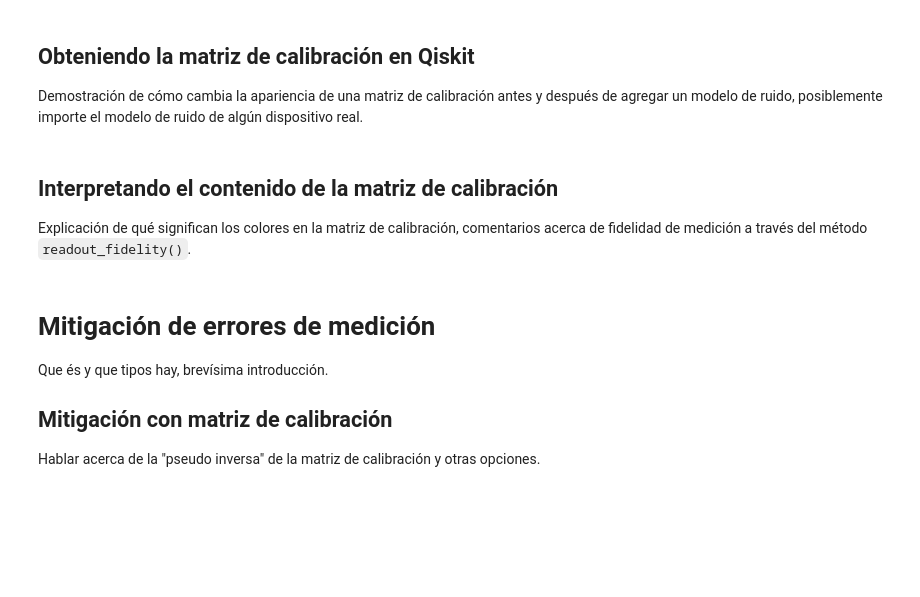
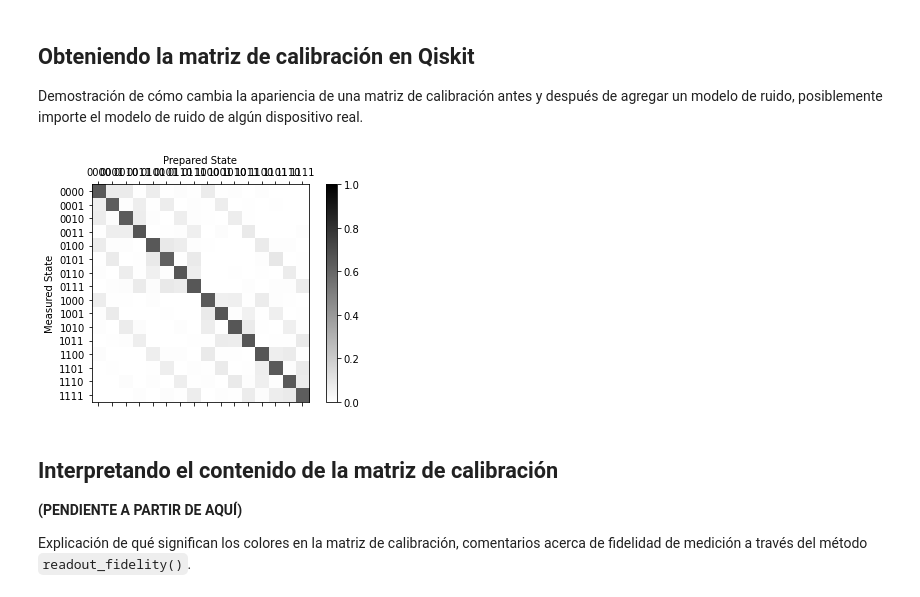
Before and after one commit to QMexico/taller-qiskit, a Jupyter notebook: 04_Qiskit_Ignis/03_Errores_de_Medicion.ipynb, the cells around one changed output. Saved outputs shown, nothing was run; the diff lists cells and outputs as text; code cells hidden in the pictures; blank space fills up the shorter version.

```diff
--- a/04_Qiskit_Ignis/03_Errores_de_Medicion.ipynb
+++ b/04_Qiskit_Ignis/03_Errores_de_Medicion.ipynb
@@ -81,0 +179,11 @@ Demostración de cómo cambia la apariencia de una matriz de calibración antes
+# %%
+# Ejecutando cada uno de los circuitos de calibración en un dispositivo con modelo de ruido
+cal_results = execute(calcircs, backend = simulator, shots = 1024, noise_model = noise_model).result()
+
+######################
+# CompleteMeasFitter #
+######################
+
+
+# Creando la matriz de calibración a partir de los resultados.
+meas_fitter = CompleteMeasFitter(cal_results, calcircs_label, circlabel='calcirc_meas')
@@ -82,17 +194,14 @@ Demostración de cómo cambia la apariencia de una matriz de calibración antes
+# %%
+# Representación gráfica de la matriz de calibración
+meas_fitter.plot_calibration()
+# %% [output]
+[figure, added]
 # %% [markdown]
 <a id="secc2.2"></a>
 ## Interpretando el contenido de la matriz de calibración
 
+__(PENDIENTE A PARTIR DE AQUÍ)__
+
 Explicación de qué significan los colores en la matriz de calibración, comentarios acerca de fidelidad de medición a través del método `readout_fidelity()`.
 # %%
 # Uso del método readout_fidelity()
-# %% [markdown]
-<a id="secc3"></a>
-# Mitigación de errores de medición
-
-Que és y que tipos hay, brevísima introducción.
-
-<a id="secc3.1"></a>
-## Mitigación con matriz de calibración
-
-Hablar acerca de la "pseudo inversa" de la matriz de calibración y otras opciones.
```
Also changed, not shown: parts of 21 cells of this notebook.
